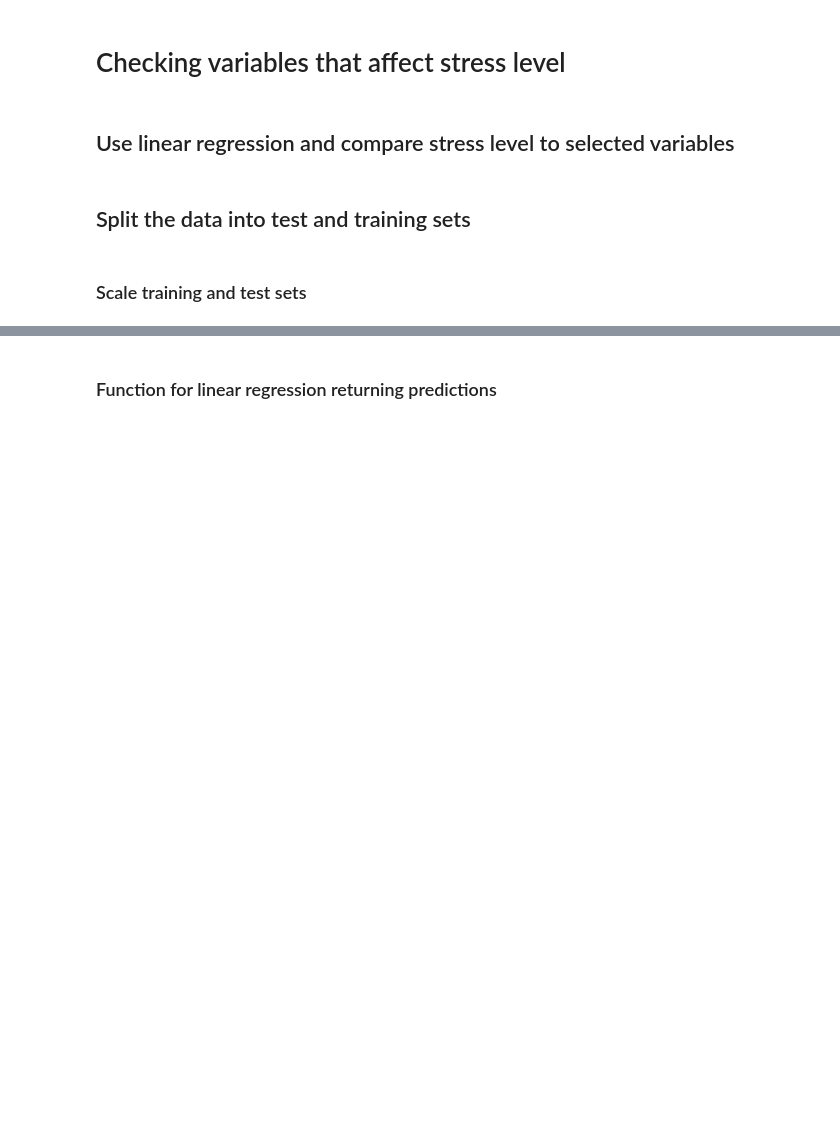
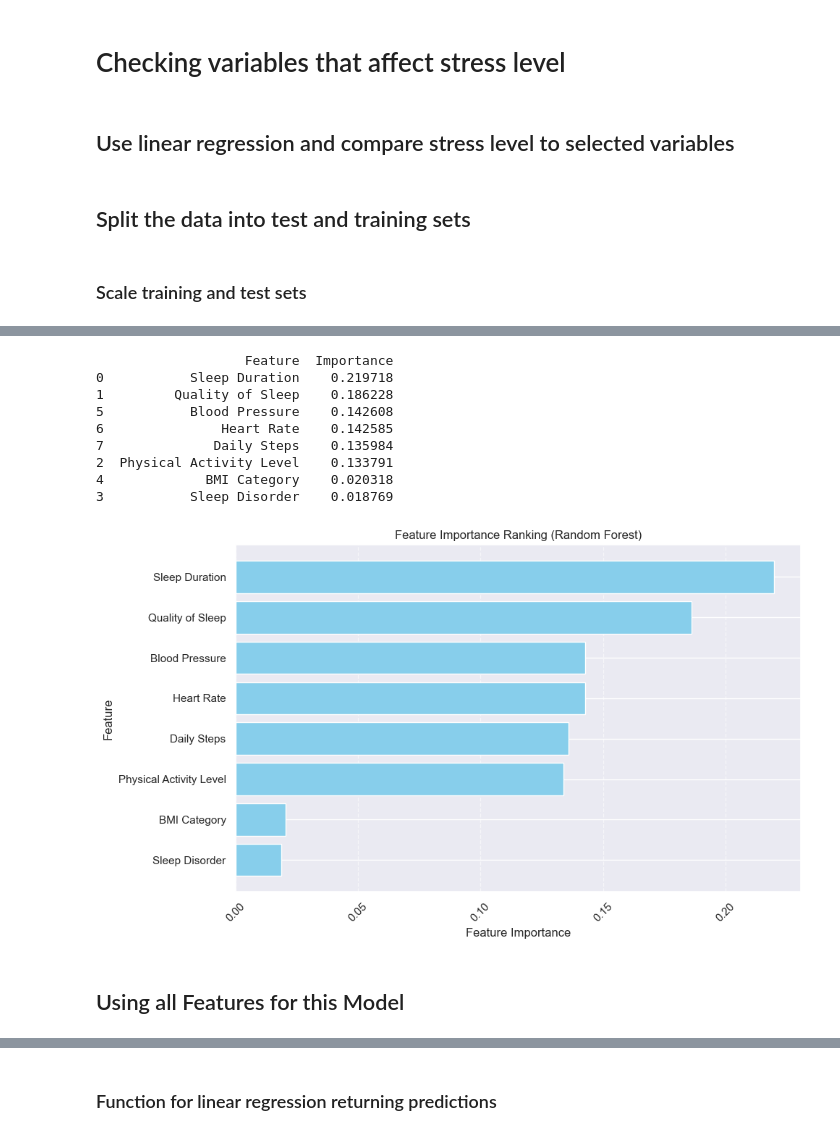
Before and after one commit to GrassjellyMoab/SC1015_MiniProject, a Jupyter notebook: SleepDisorderPred.ipynb, the cells around one changed output, grey strips where cells are left out. Saved outputs shown, nothing was run; the diff lists cells and outputs as text; code cells hidden in the pictures; blank space fills up the shorter version.

```diff
--- a/SleepDisorderPred.ipynb
+++ b/SleepDisorderPred.ipynb
@@ -511,3 +537,7 @@ y = stressLevel.values.ravel()  # Flatten sleepDisorder into a 1D array
 X_train, X_test, y_train, y_test = train_test_split(X, y, test_size=0.2, random_state=42)
 # %% [markdown]
 ### Scale training and test sets
+# %%
+scaler = StandardScaler()
+X_train_scaled = scaler.fit_transform(X_train)
+X_test_scaled = scaler.transform(X_test)
@@ -513,0 +616,50 @@ X_train, X_test, y_train, y_test = train_test_split(X, y, test_size=0.2, random_
+# %%
+# Initialize model
+random_forest = RandomForestClassifier()
+
+# Train the model
+random_forest.fit(X_train_scaled, y_train)
+
+# Get feature importances
+feature_importances = random_forest.feature_importances_
+
+# Create a DataFrame of feature importances
+feature_importance_df = pd.DataFrame({'Feature': X.columns, 'Importance': feature_importances})
+
+# Sort features by importance (descending order)
+feature_importance_df = feature_importance_df.sort_values(by='Importance', ascending=False)
+print(feature_importance_df)
+
+# Get feature names and importances from the DataFrame
+features = feature_importance_df['Feature'].to_numpy()
+importances = feature_importance_df['Importance'].to_numpy()
+
+
+# Create a bar chart with this data
+plt.figure(figsize=(10, 6))  # Adjust the figure size as desired
+plt.barh(features, importances, color='skyblue')  # Bar plot with horizontal bars
+plt.xlabel('Feature Importance')
+plt.ylabel('Feature')
+plt.title('Feature Importance Ranking (Random Forest)')
+plt.gca().invert_yaxis()  # Invert the y-axis to display the most important feature at the top
+
+# Display grid lines and labels
+plt.grid(axis='x', linestyle='--', alpha=0.6)
+plt.xticks(rotation=45)  # Rotate x-axis labels for better readability
+
+# Show the plot
+plt.tight_layout()
+plt.show()
+# %% [output]
+                   Feature  Importance
+0           Sleep Duration    0.219718
+1         Quality of Sleep    0.186228
+5           Blood Pressure    0.142608
+6               Heart Rate    0.142585
+7              Daily Steps    0.135984
+2  Physical Activity Level    0.133791
+4             BMI Category    0.020318
+3           Sleep Disorder    0.018769
+[figure, added]
+# %% [markdown]
+## Using all Features for this Model
```
Also changed, not shown: parts of 37 cells of this notebook.
